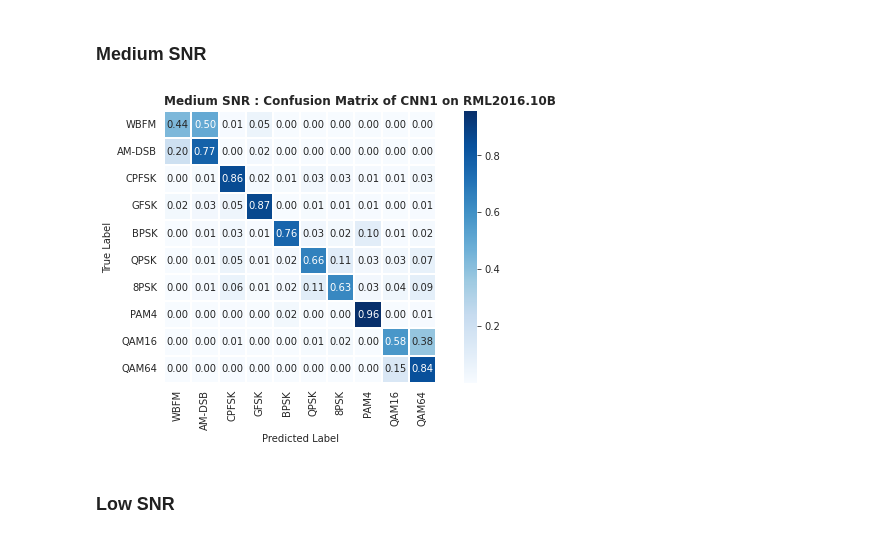
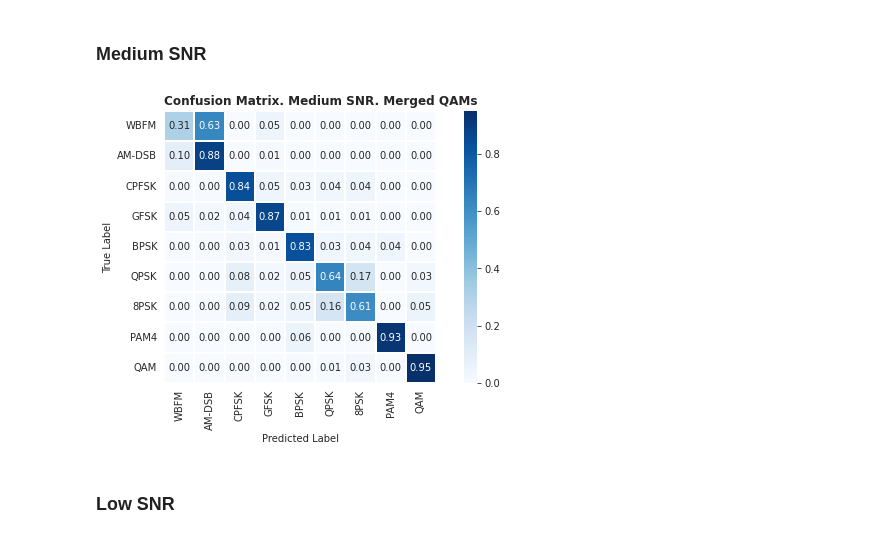
Before and after one commit to YairYarden/DeepCascadingAMC, a Jupyter notebook: Ex1.ipynb, the cells around one changed output. Cells and saved outputs as stored; diff of their text form; code cells hidden in the pictures.

```diff
--- a/Ex1.ipynb
+++ b/Ex1.ipynb
@@ -300,13 +149,13 @@ train, val = train.split(frac=0.05, on=["Modulation", "SNR"])
 # -----------------------------------------------------------------
 # Splitted to SNR
 # High
-train_high_snr, test_high_snr = datasetHigh.split(frac=0.3, on=["Modulation", "SNR"])
+train_high_snr, test_high_snr = datasetHighMergedQams.split(frac=0.3, on=["Modulation", "SNR"])
 train_high_snr, val_high_snr = train_high_snr.split(frac=0.05, on=["Modulation", "SNR"])
 # medium
-train_med_snr, test_med_snr = dataMed.split(frac=0.3, on=["Modulation", "SNR"])
+train_med_snr, test_med_snr = dataMedMergedQams.split(frac=0.3, on=["Modulation", "SNR"])
 train_med_snr, val_med_snr = train_med_snr.split(frac=0.05, on=["Modulation", "SNR"])
 # low
-train_low_snr, test_low_snr = datasetLow.split(frac=0.3, on=["Modulation", "SNR"])
+train_low_snr, test_low_snr = datasetLowMergedQams.split(frac=0.3, on=["Modulation", "SNR"])
 train_low_snr, val_low_snr = train_low_snr.split(frac=0.05, on=["Modulation", "SNR"])
 # -----------------------------------------------------------------
 # Splitted QAMs to train & test
@@ -321,16 +170,16 @@ train_Qams_low_snr, val_Qams_low_snr = train_Qams_low_snr.split(frac=0.05, on=["
 # -----------------------------------------------------------------
 print("Training Examples")
 print("=================")
-pprint(train.get_examples_per_class())
+pprint(train_high_snr.get_examples_per_class())
 print("=================")
 print()
 print("Validation Examples")
 print("=================")
-pprint(val.get_examples_per_class())
+pprint(val_high_snr.get_examples_per_class())
 print("=================")
 print()
 print("Testing Examples")
 print("=================")
-pprint(test.get_examples_per_class())
+pprint(test_high_snr.get_examples_per_class())
 print("=================")
 # %% [output]
@@ -366,10 +199,24 @@ le = Encoder(["WBFM",
               "QPSK",
               "8PSK",
               "PAM4",
-              "QAM"],
+              "QAM16",
+              "QAM64"],
              label_name="Modulation")
 print('All labels : ')
 print(le)
+
+le_mergedQams = Encoder(["WBFM",
+                        "AM-DSB",
+                        "CPFSK",
+                        "GFSK",
+                        "BPSK",
+                        "QPSK",
+                        "8PSK",
+                        "PAM4",
+                        "QAM"],
+                      label_name="Modulation")
+print('All labels : ')
+print(le_mergedQams)
 
 le_QAMs = Encoder(["QAM16",
                    "QAM64"],
@@ -1011,15 +1003,11 @@ plt.show()
 # %%
 cmn = compute_confusion(model=model_medSNR, data=test_med_snr, le=le)
 
-title = "Medium SNR : Confusion Matrix of {model_name} on {dataset_name}".format(model_name="CNN1", dataset_name="RML2016.10B")
+title = "Confusion Matrix. Medium SNR. Merged QAMs"
 fig = plot_confusion(cm=cmn, labels=le.labels, title=title)
-if fig_dir is not None:
-    file_path = "{fig_dir}/medSNR_confusion_matrix.pdf"
-    print("Saving Figure -> {file_path}".format(file_path=file_path))
-    fig.savefig(file_path, format="pdf", transparent=True)
 plt.show()
 # %% [output]
-[figure, old version]
+[figure, new version]
 # %% [markdown]
 ### Low SNR
 # %%
```
Also changed, not shown: parts of 32 cells of this notebook.
